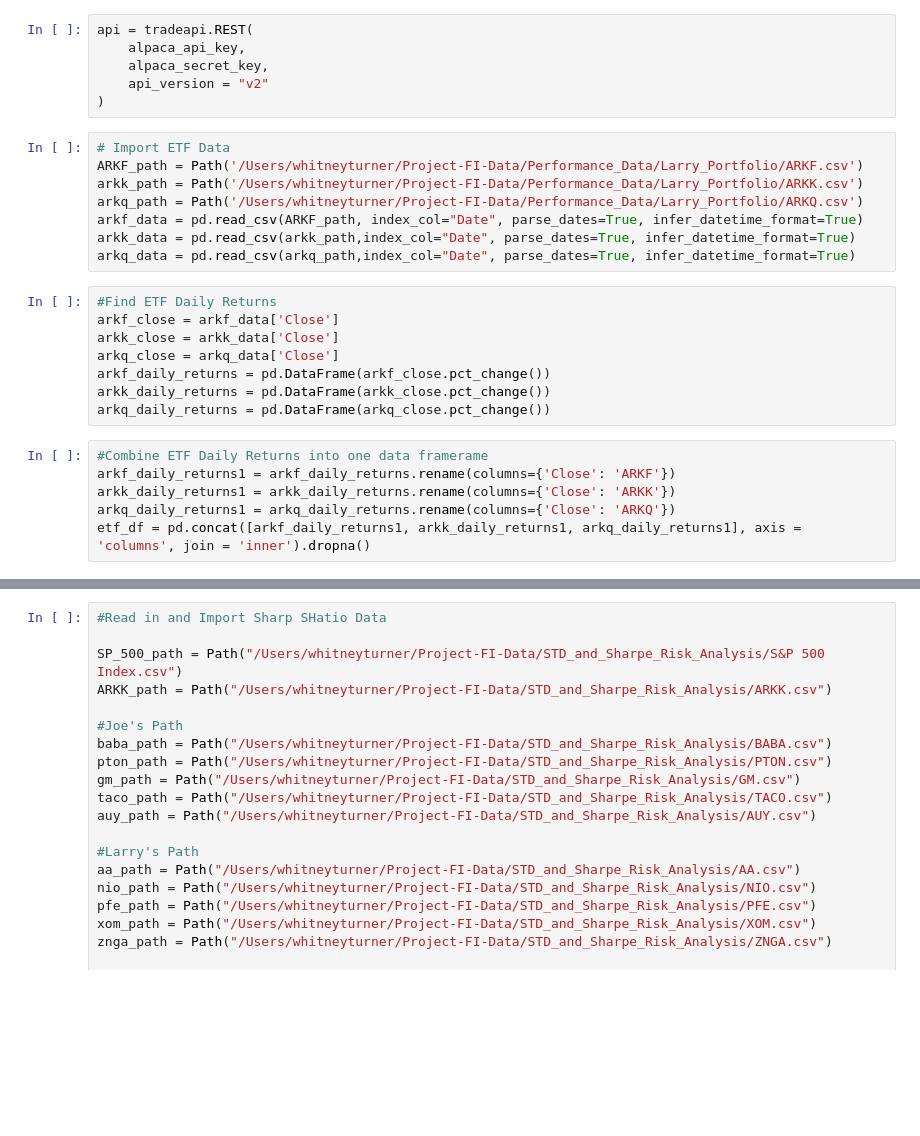
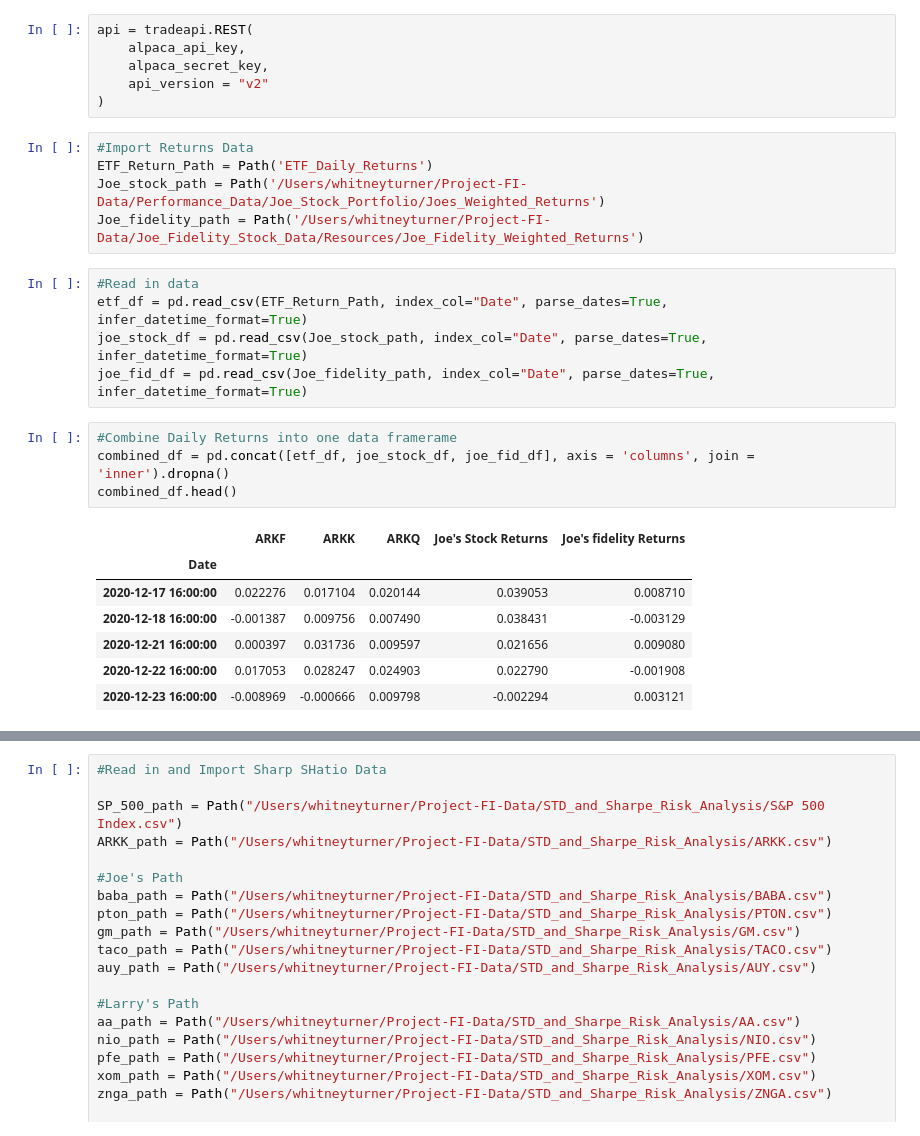
Before and after one commit to whitneydt/Project-FI-Data, a Jupyter notebook: Visualizations.ipynb, the cells around one changed output, grey strips where cells are left out. Cells and saved outputs as stored; diff of their text form; blank space fills up the shorter version.

```diff
--- a/Visualizations.ipynb
+++ b/Visualizations.ipynb
@@ -27,24 +28,24 @@ api = tradeapi.REST(
     api_version = "v2"
 )
 # %%
-# Import ETF Data
-ARKF_path = Path('/Users/whitneyturner/Project-FI-Data/Performance_Data/Larry_Portfolio/ARKF.csv')
-arkk_path = Path('/Users/whitneyturner/Project-FI-Data/Performance_Data/Larry_Portfolio/ARKK.csv')
-arkq_path = Path('/Users/whitneyturner/Project-FI-Data/Performance_Data/Larry_Portfolio/ARKQ.csv')
-arkf_data = pd.read_csv(ARKF_path, index_col="Date", parse_dates=True, infer_datetime_format=True)
-arkk_data = pd.read_csv(arkk_path,index_col="Date", parse_dates=True, infer_datetime_format=True)
-arkq_data = pd.read_csv(arkq_path,index_col="Date", parse_dates=True, infer_datetime_format=True)
+#Import Returns Data
+ETF_Return_Path = Path('ETF_Daily_Returns')
+Joe_stock_path = Path('/Users/whitneyturner/Project-FI-Data/Performance_Data/Joe_Stock_Portfolio/Joes_Weighted_Returns')
+Joe_fidelity_path = Path('/Users/whitneyturner/Project-FI-Data/Joe_Fidelity_Stock_Data/Resources/Joe_Fidelity_Weighted_Returns')
 # %%
-#Find ETF Daily Returns
-arkf_close = arkf_data['Close']
-arkk_close = arkk_data['Close']
-arkq_close = arkq_data['Close']
-arkf_daily_returns = pd.DataFrame(arkf_close.pct_change())
-arkk_daily_returns = pd.DataFrame(arkk_close.pct_change())
-arkq_daily_returns = pd.DataFrame(arkq_close.pct_change())
+#Read in data
+etf_df = pd.read_csv(ETF_Return_Path, index_col="Date", parse_dates=True, infer_datetime_format=True)
+joe_stock_df = pd.read_csv(Joe_stock_path, index_col="Date", parse_dates=True, infer_datetime_format=True)
+joe_fid_df = pd.read_csv(Joe_fidelity_path, index_col="Date", parse_dates=True, infer_datetime_format=True)
 # %%
-#Combine ETF Daily Returns into one data framerame
-arkf_daily_returns1 = arkf_daily_returns.rename(columns={'Close': 'ARKF'})
-arkk_daily_returns1 = arkk_daily_returns.rename(columns={'Close': 'ARKK'})
-arkq_daily_returns1 = arkq_daily_returns.rename(columns={'Close': 'ARKQ'})
-etf_df = pd.concat([arkf_daily_returns1, arkk_daily_returns1, arkq_daily_returns1], axis = 'columns', join = 'inner').dropna()
+#Combine Daily Returns into one data framerame
+combined_df = pd.concat([etf_df, joe_stock_df, joe_fid_df], axis = 'columns', join = 'inner').dropna()
+combined_df.head()
+# %% [output]
+|  | ARKF | ARKK | ARKQ | Joe's Stock Returns | Joe's fidelity Returns |
+| Date |  |  |  |  |  |
+| 2020-12-17 16:00:00 | 0.022276 | 0.017104 | 0.020144 | 0.039053 | 0.008710 |
+| 2020-12-18 16:00:00 | -0.001387 | 0.009756 | 0.007490 | 0.038431 | -0.003129 |
+| 2020-12-21 16:00:00 | 0.000397 | 0.031736 | 0.009597 | 0.021656 | 0.009080 |
+| 2020-12-22 16:00:00 | 0.017053 | 0.028247 | 0.024903 | 0.022790 | -0.001908 |
+| 2020-12-23 16:00:00 | -0.008969 | -0.000666 | 0.009798 | -0.002294 | 0.003121 |
```
Also changed, not shown: parts of 25 cells of this notebook, 57 other files.
